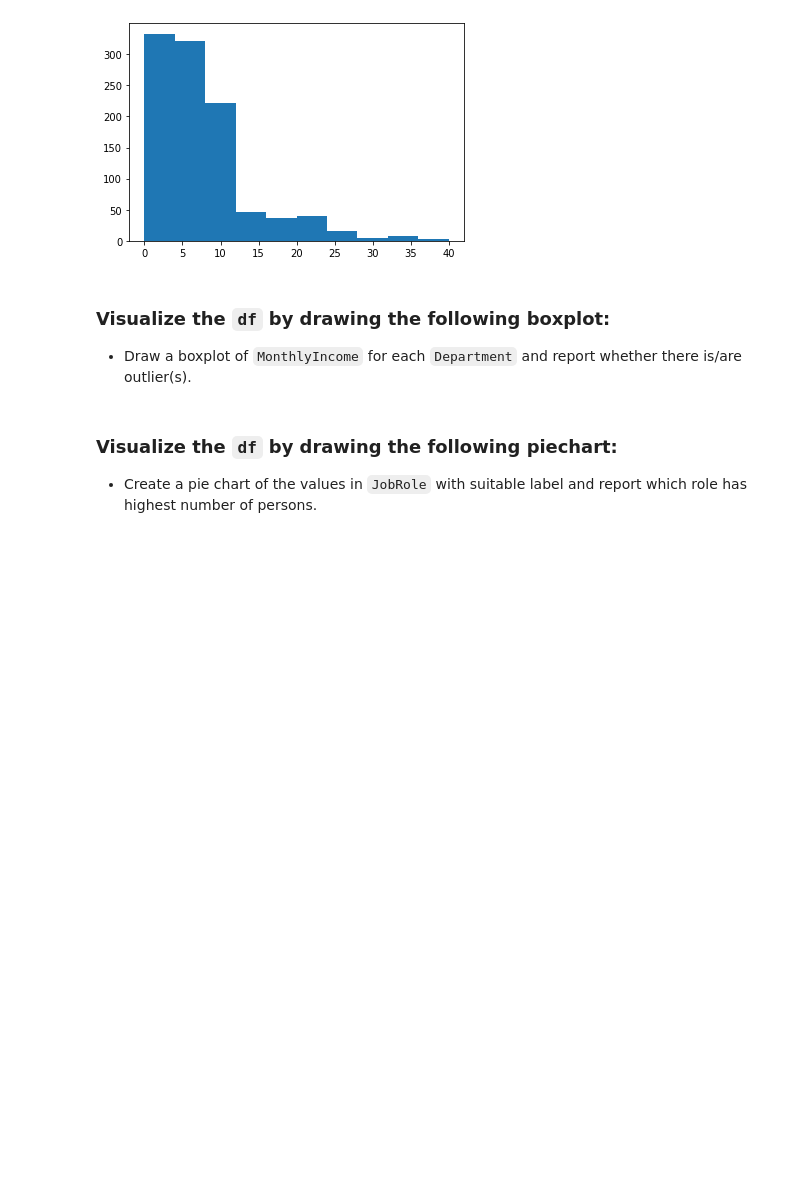
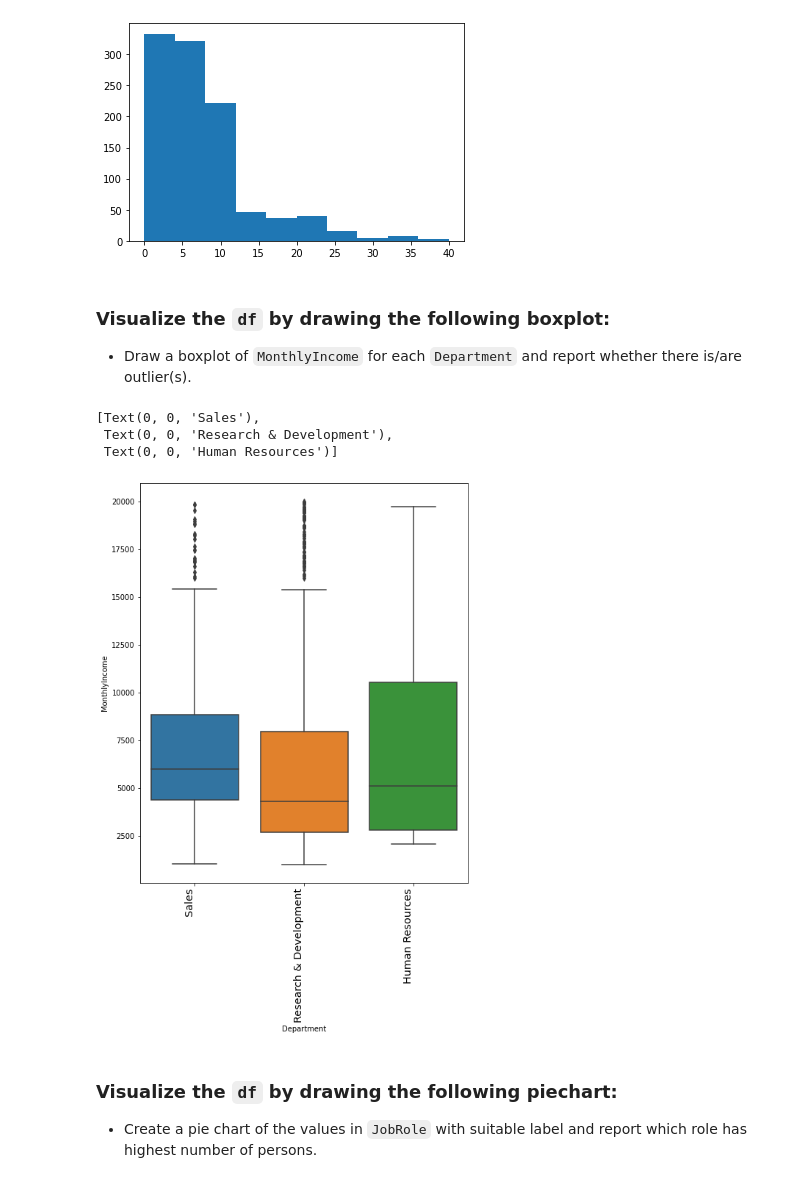
Before and after one commit to nikhilsinghh59/SHALA2020, a Jupyter notebook: Assignment_2_DS.ipynb, the cells around one changed output. Saved outputs shown, nothing was run; the diff lists cells and outputs as text; code cells hidden in the pictures; blank space fills up the shorter version.

````diff
--- a/Assignment_2_DS.ipynb
+++ b/Assignment_2_DS.ipynb
@@ -316,3 +305,23 @@ plt.show()
+# %%
+# Draw a boxplot of MonthlyIncome for each Department and report outliers
+
+plt.figure(figsize=(8,10))
+#movies['diff'] = movies['audience_score'] - movies['critics_score']
+chart = sns.boxplot('Department', 'MonthlyIncome', data=df)
+chart.set_xticklabels(
+    chart.get_xticklabels(),
+    rotation=90,
+    horizontalalignment='right',
+    fontweight='light',
+    fontsize='x-large'
+)
+
+# Sales and research dev have outliers while Human resources doesn't
+# %% [output]
+[Text(0, 0, 'Sales'),
+ Text(0, 0, 'Research & Development'),
+ Text(0, 0, 'Human Resources')]
+[figure, added]
 # %% [markdown]
 ### Visualize the ```df``` by drawing the following piechart:
 
````
Also changed, not shown: parts of 5 cells of this notebook.
